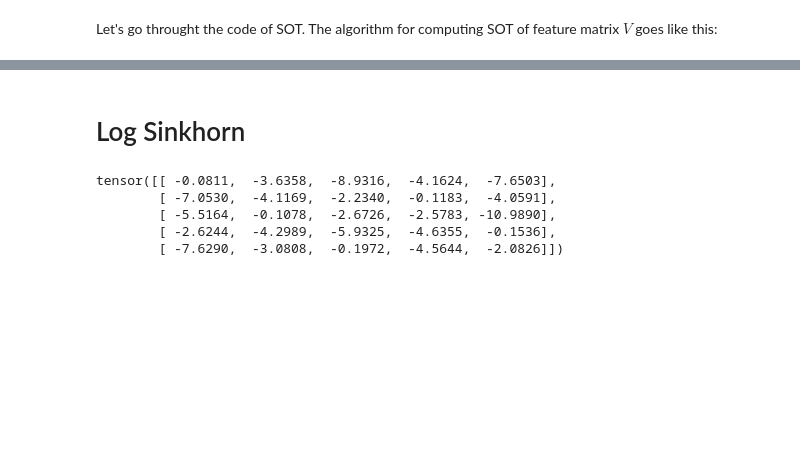
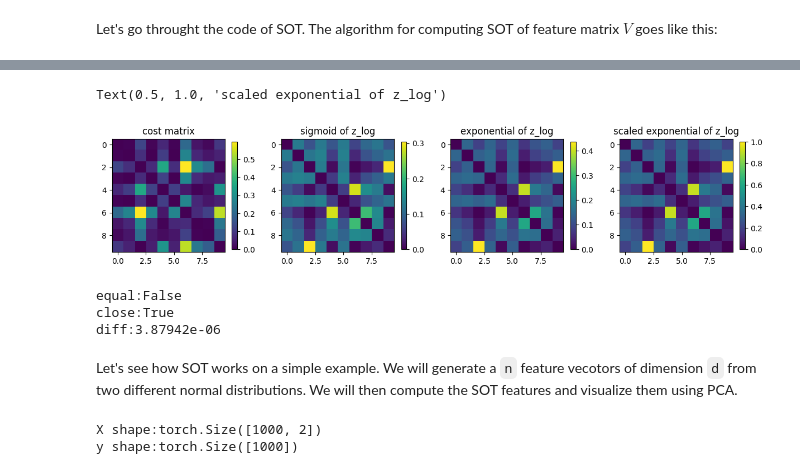
Before and after one commit to mikasenghaas/few-shot-benchmark, a Jupyter notebook: notebooks/self_optimal_transport.ipynb, the cells around one changed output, grey strips where cells are left out. Saved outputs shown, nothing was run; the diff lists cells and outputs as text; code cells hidden in the pictures; blank space fills up the shorter version.

```diff
--- a/notebooks/self_optimal_transport.ipynb
+++ b/notebooks/self_optimal_transport.ipynb
@@ -139,3 +116,31 @@ Text(0.5, 1.0, 'SOT Features')
-# %% [markdown]
-# Log Sinkhorn
+# %%
+# compute the self-optimal transport in log domain using sinkhorns' algorithm
+z_log = log_sinkhorn(M=M, reg=sot.ot_reg, num_iters=1000)
+# sigmoid or exponenital
+z_sig = torch.sigmoid(z_log)
+z_exp = torch.exp(z_log) #default
+
+fig,axs= plt.subplots(1,4,figsize=(15,5))
+cax1 = axs[0].imshow(C_copy)
+axs[0].set_title('cost matrix')
+fig.colorbar(cax1, ax=axs[0],shrink=0.5)
+
+cax2 = axs[1].imshow(z_sig)
+axs[1].set_title('sigmoid of z_log')
+fig.colorbar(cax2, ax=axs[1],shrink=0.5)
+
+cax3 = axs[2].imshow(z_exp)
+fig.colorbar(cax3, ax=axs[2],shrink=0.5)
+axs[2].set_title('exponential of z_log')
+
+# scale (default behaviour) if sot.max_scale
+z = z_exp # default
+z_max = z.max().item() if z.dim() <= 2 else z.amax(dim=(1, 2), keepdim=True)
+z = z / z_max
+cax4 = axs[3].imshow(z)
+fig.colorbar(cax4, ax=axs[3],shrink=0.5)
+axs[3].set_title('scaled exponential of z_log')
+# %% [output]
+Text(0.5, 1.0, 'scaled exponential of z_log')
+[figure, added]
 # %%
@@ -146,8 +149,35 @@ log_sinkhorn_output = log_sinkhorn(M, reg, num_iters)
 # %%
-log_sinkhorn_output
+out2 = sot(V)
-# %% [output]
-tensor([[ -0.0811,  -3.6358,  -8.9316,  -4.1624,  -7.6503],
-        [ -7.0530,  -4.1169,  -2.2340,  -0.1183,  -4.0591],
-        [ -5.5164,  -0.1078,  -2.6726,  -2.5783, -10.9890],
-        [ -2.6244,  -4.2989,  -5.9325,  -4.6355,  -0.1536],
-        [ -7.6290,  -3.0808,  -0.1972,  -4.5644,  -2.0826]])
+# %%
+import numpy as np
+print(f"equal:{np.array_equal(out1,out2)}\nclose:{np.allclose(out1,out2)}\ndiff:{(out1-out2).abs().sum():.6}")
+# %% [output]
+equal:False
+close:True
+diff:3.87942e-06
+# %% [markdown]
+Let's see how SOT works on a simple example. We will generate a `n` feature vecotors of dimension `d` from two different normal distributions. We will then compute the SOT features and visualize them using PCA.
+# %%
+def generate_feature_vectors(n, d, mu1, sigma1, mu2, sigma2):
+    # Generate n/2 samples from the first normal distribution
+    samples1 = torch.normal(mu1, sigma1, (n//2, d))
+
+    # Generate n/2 samples from the second normal distribution
+    samples2 = torch.normal(mu2, sigma2, (n//2, d))
+
+    # Combine the samples from both distributions
+    samples = torch.cat((samples1, samples2))
+    labels = torch.cat((torch.zeros(n//2), torch.ones(n//2)))
+    return samples, labels
+
+# Example usage
+n = 1000 # Total number of feature vectors
+d = 2    # Dimension of each vector
+mu1, sigma1 = 0, 2  # Mean and standard deviation for the first distribution
+mu2, sigma2 = 2, 5  # Mean and standard deviation for the second distribution
+
+X,y = generate_feature_vectors(n, d, mu1, sigma1, mu2, sigma2)
+print(f"X shape:{X.shape}\ny shape:{y.shape}")
+# %% [output]
+X shape:torch.Size([1000, 2])
+y shape:torch.Size([1000])
```
Also changed, not shown: parts of 10 cells of this notebook.
